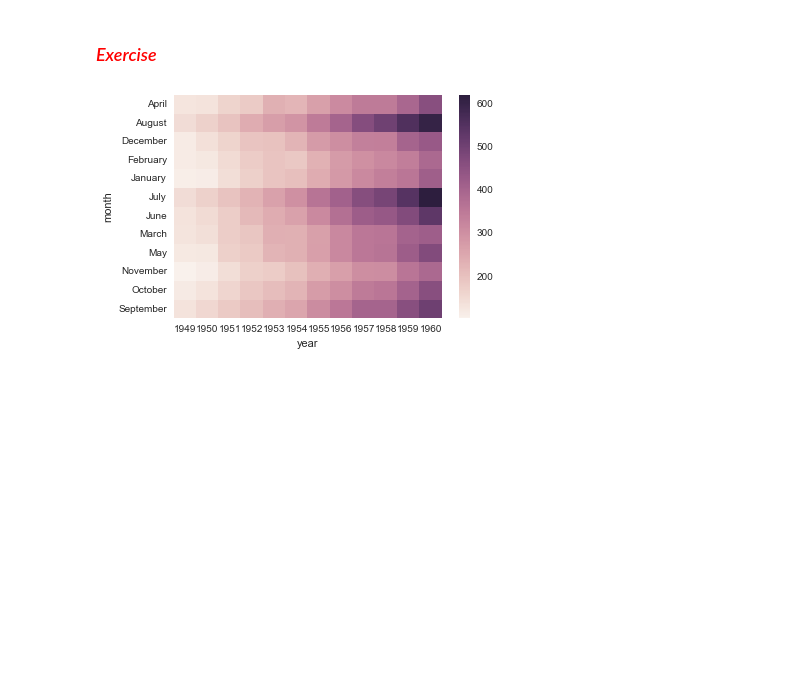
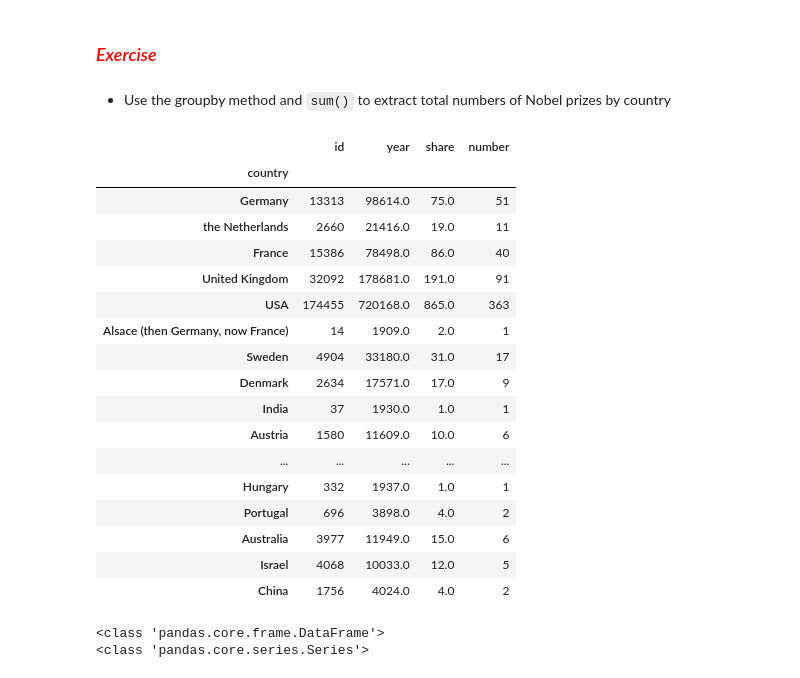
Before and after one commit to coderefinery/jupyter-retired, a Jupyter notebook: 02_dataexplore_demo.ipynb, the cells around one changed output. Saved outputs shown, nothing was run; the diff lists cells and outputs as text; code cells hidden in the pictures; blank space fills up the shorter version.

```diff
--- a/02_dataexplore_demo.ipynb
+++ b/02_dataexplore_demo.ipynb
@@ -17,2 +27,12 @@ def square(x):
+# %%
+import numpy as np
+import pandas as pd
+import matplotlib.pyplot as plt
+%matplotlib inline
+import seaborn as sns
+# dataset from http://oppnadata.se/en/dataset/nobel-prizes/resource/f3da8ba9-a17f-4911-9003-4bcef93619cc
+nobel = pd.read_csv("data/nobels.csv")
+# %%
+nobel["number"]=1
 # %% [markdown]
 ### <font color="red"> *Exercise* </font>
@@ -21,6 +39,33 @@ import seaborn as sns
-# %%
-flights = sns.load_dataset("data/flights") #dataset from https://github.com/mwaskom/seaborn-data
-flights = flights.pivot("month", "year", "passengers")
-ax = sns.heatmap(flights)
-# %% [output]
-[figure, removed]
+# %% [markdown]
+- Use the groupby method and `sum()` to extract total numbers of Nobel prizes by country
+# %%
+nobels_by_country = nobel.groupby('country',sort=False).sum()
+nobels_by_country
+# %% [output]
+|  | id | year | share | number |
+| country |  |  |  |  |
+| Germany | 13313 | 98614.0 | 75.0 | 51 |
+| the Netherlands | 2660 | 21416.0 | 19.0 | 11 |
+| France | 15386 | 78498.0 | 86.0 | 40 |
+| United Kingdom | 32092 | 178681.0 | 191.0 | 91 |
+| USA | 174455 | 720168.0 | 865.0 | 363 |
+| Alsace (then Germany, now France) | 14 | 1909.0 | 2.0 | 1 |
+| Sweden | 4904 | 33180.0 | 31.0 | 17 |
+| Denmark | 2634 | 17571.0 | 17.0 | 9 |
+| India | 37 | 1930.0 | 1.0 | 1 |
+| Austria | 1580 | 11609.0 | 10.0 | 6 |
+| ... | ... | ... | ... | ... |
+| Hungary | 332 | 1937.0 | 1.0 | 1 |
+| Portugal | 696 | 3898.0 | 4.0 | 2 |
+| Australia | 3977 | 11949.0 | 15.0 | 6 |
+| Israel | 4068 | 10033.0 | 12.0 | 5 |
+| China | 1756 | 4024.0 | 4.0 | 2 |
+# %%
+# extract Series from DataFrame:
+print(type(nobels_by_country))
+nobels_by_country = nobels_by_country["number"]
+print(type(nobels_by_country))
+#nobels_by_country
+# %% [output]
+<class 'pandas.core.frame.DataFrame'>
+<class 'pandas.core.series.Series'>
```
Also changed, not shown: parts of 11 cells of this notebook, 1 other file.
